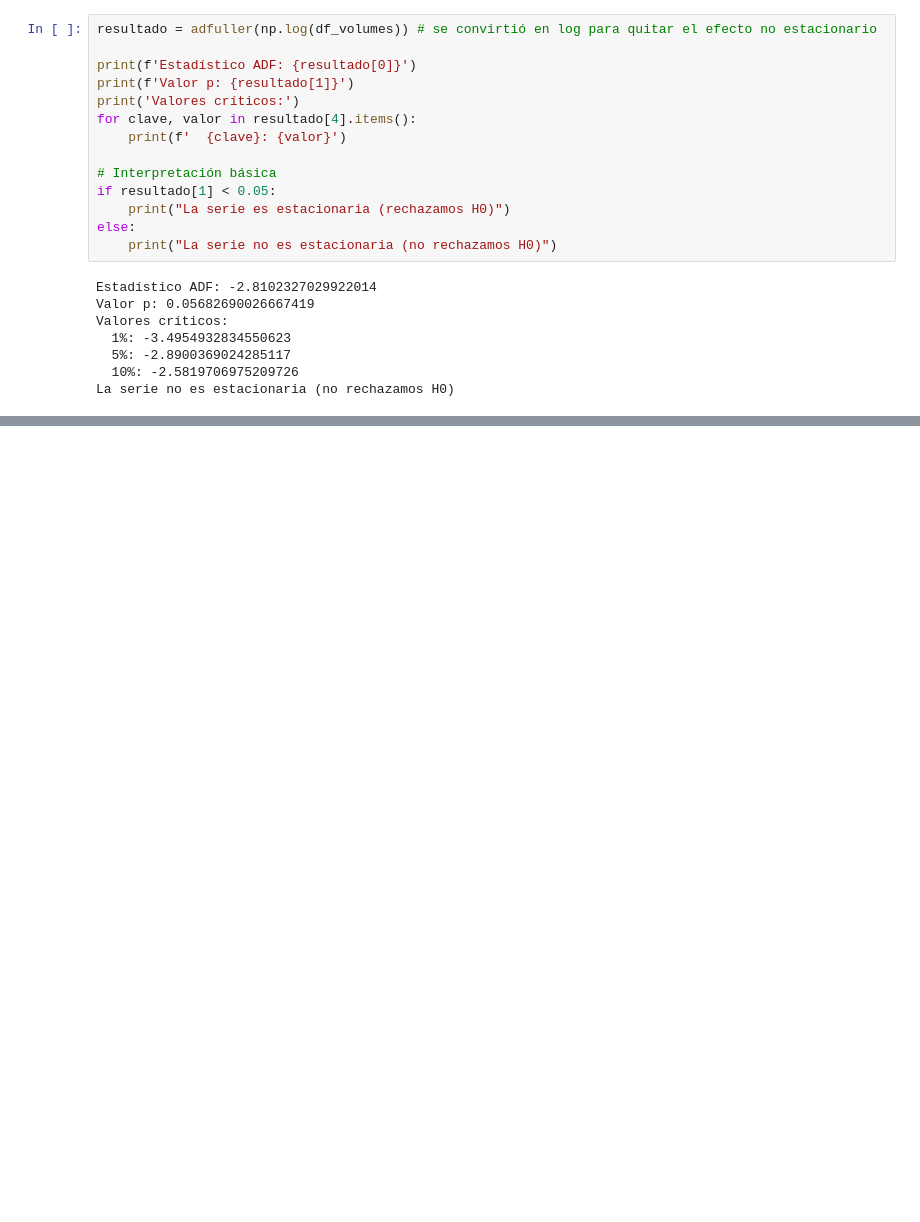
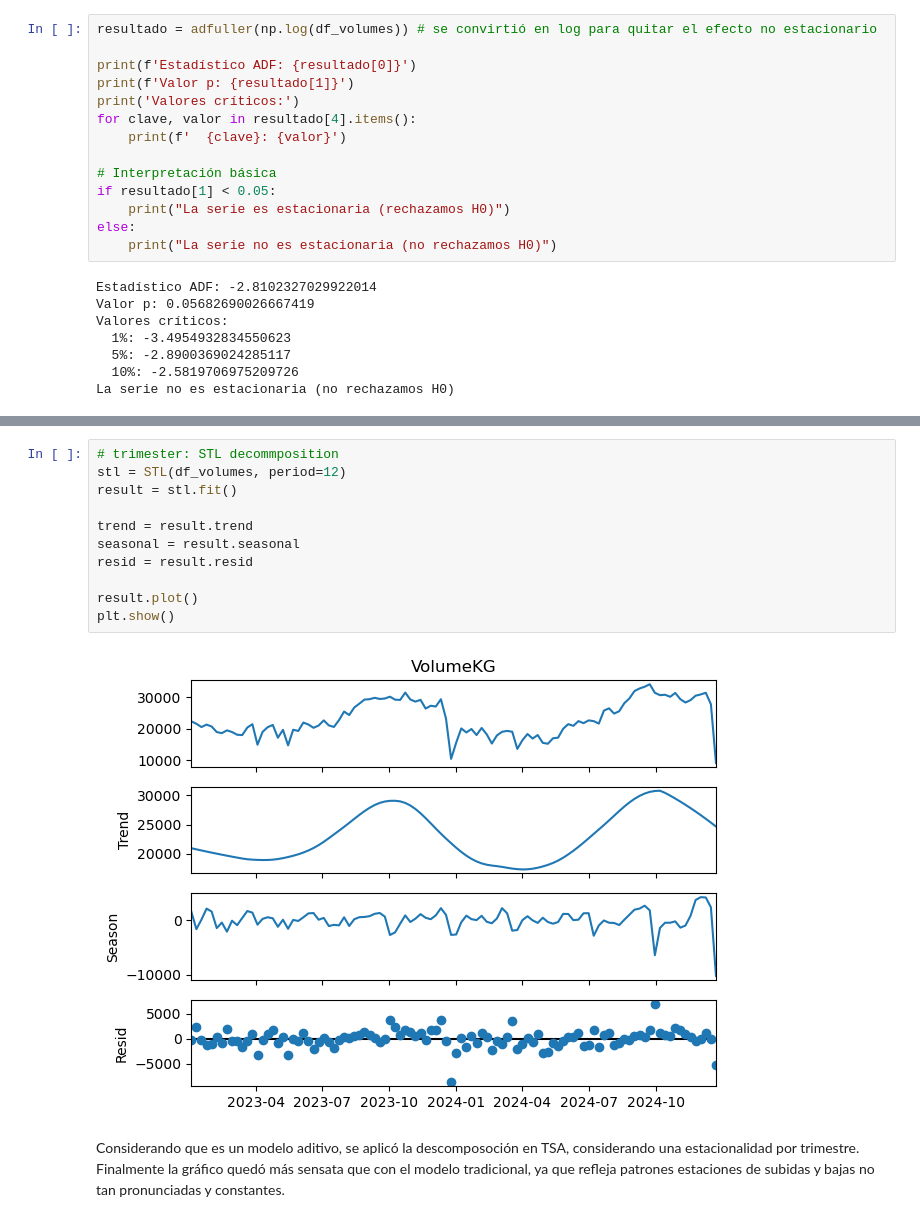
Before and after one commit to robert-pinochetg/time-series-analysis, a Jupyter notebook: 01-norway-exports-time-series-decomposition.ipynb, the cells around one changed output, grey strips where cells are left out. Saved outputs shown, nothing was run; the diff lists cells and outputs as text; blank space fills up the shorter version.

```diff
--- a/01-norway-exports-time-series-decomposition.ipynb
+++ b/01-norway-exports-time-series-decomposition.ipynb
@@ -147,0 +135,15 @@ PS: No dejé los resulados con TSA, porque dieron horrible.
+# %%
+# trimester: STL decommposition
+stl = STL(df_volumes, period=12)
+result = stl.fit()
+
+trend = result.trend
+seasonal = result.seasonal
+resid = result.resid
+
+result.plot()
+plt.show()
+# %% [output]
+[figure, added]
+# %% [markdown]
+Considerando que es un modelo aditivo, se aplicó la descomposoción en TSA, considerando una estacionalidad por trimestre. Finalmente la gráfico quedó más sensata que con el modelo tradicional, ya que refleja patrones estaciones de subidas y bajas no tan pronunciadas y constantes.
```
Also changed, not shown: parts of 6 cells of this notebook, 2 other files.
